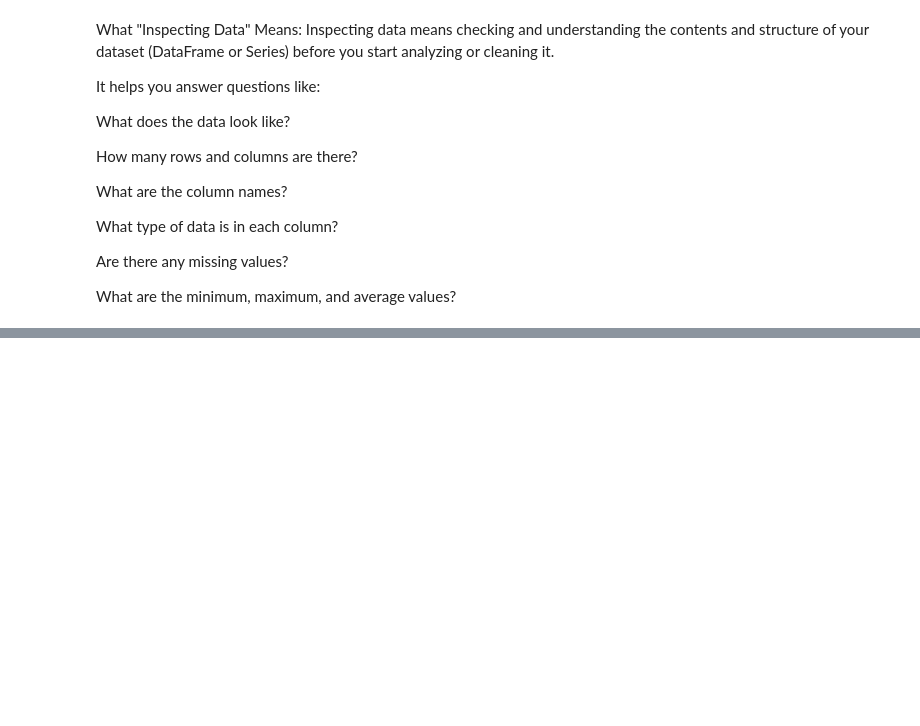
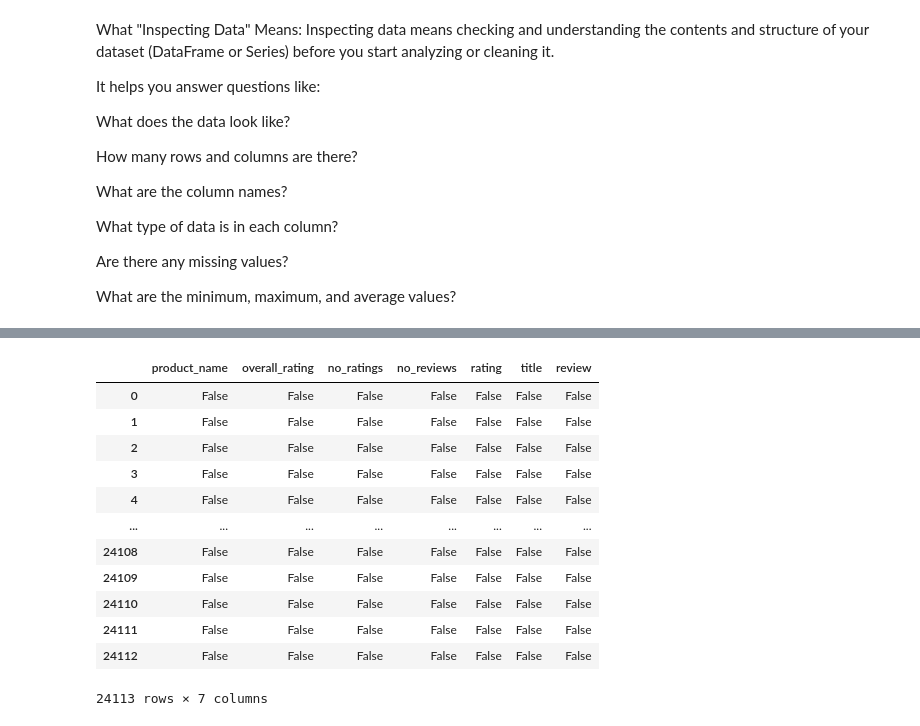
Before and after one commit to LordMelodias/pandas_series, a Jupyter notebook: topic6.ipynb, the cells around one changed output, grey strips where cells are left out. Cells and saved outputs as stored; diff of their text form; code cells hidden in the pictures; blank space fills up the shorter version.

```diff
--- a/topic6.ipynb
+++ b/topic6.ipynb
@@ -49,0 +182,18 @@ What are the minimum, maximum, and average values?
+# %%
+# df.isnull()
+# Detects missing values in each cell (returns True for nulls).
+datacsv.isnull()
+# %% [output]
+|  | product_name | overall_rating | no_ratings | no_reviews | rating | title | review |
+| 0 | False | False | False | False | False | False | False |
+| 1 | False | False | False | False | False | False | False |
+| 2 | False | False | False | False | False | False | False |
+| 3 | False | False | False | False | False | False | False |
+| 4 | False | False | False | False | False | False | False |
+| ... | ... | ... | ... | ... | ... | ... | ... |
+| 24108 | False | False | False | False | False | False | False |
+| 24109 | False | False | False | False | False | False | False |
+| 24110 | False | False | False | False | False | False | False |
+| 24111 | False | False | False | False | False | False | False |
+| 24112 | False | False | False | False | False | False | False |
+24113 rows × 7 columns
```
Also changed, not shown: parts of 23 cells of this notebook.
